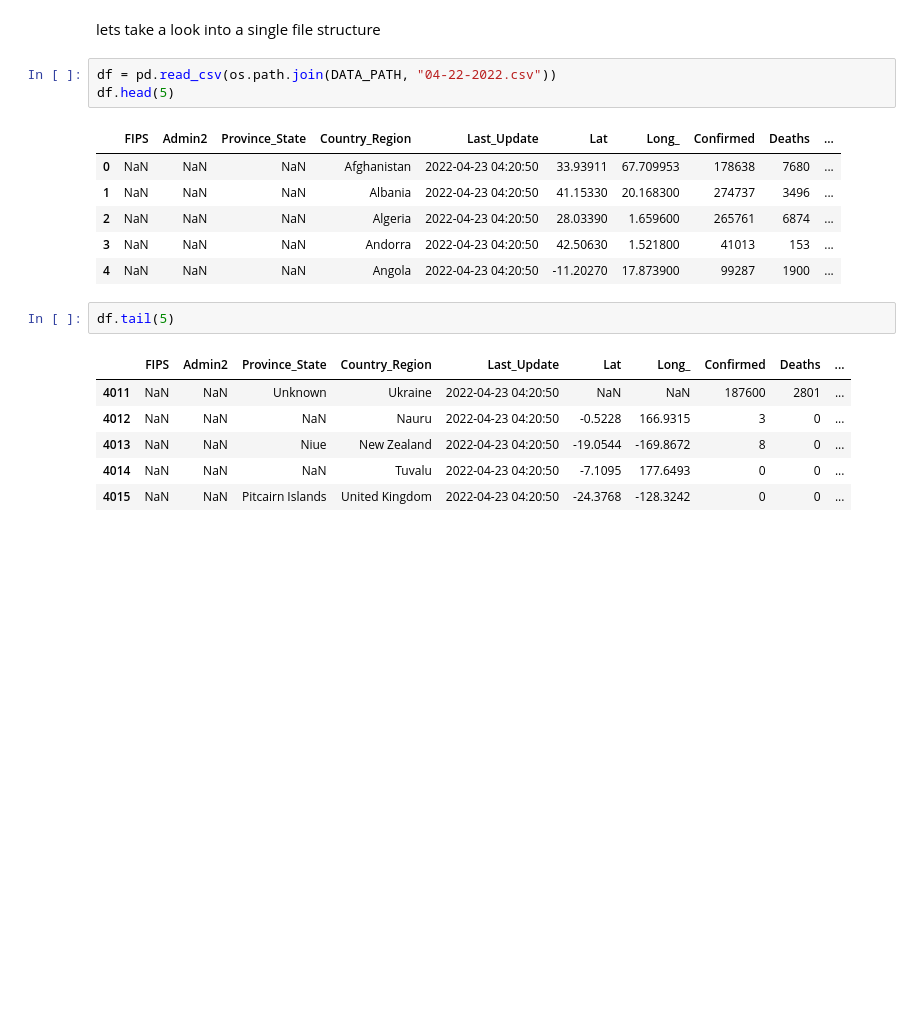
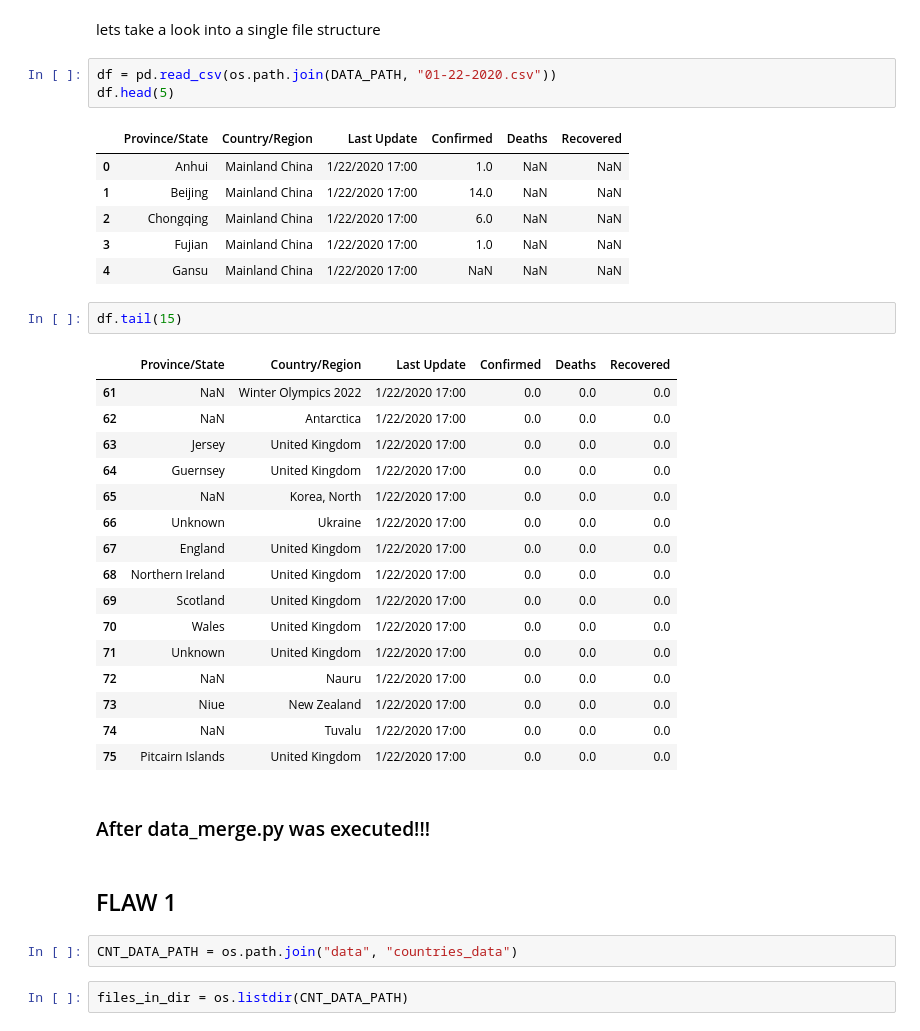
Before and after one commit to nazariinyzhnyk/covid-data-flaws-test-task, a Jupyter notebook: eda_needed.ipynb, the cells around one changed output. Drawn from its saved outputs; the diff is of its cells as text; blank space fills up the shorter version.

```diff
--- a/eda_needed.ipynb
+++ b/eda_needed.ipynb
@@ -55,21 +58,39 @@ so, lets take all the days starting <b>01-22-2020</b> and ending <b>06-22-2020</
 # %% [markdown]
 lets take a look into a single file structure
 # %%
-df = pd.read_csv(os.path.join(DATA_PATH, "04-22-2022.csv"))
+df = pd.read_csv(os.path.join(DATA_PATH, "01-22-2020.csv"))
 df.head(5)
 # %% [output]
-|  | FIPS | Admin2 | Province_State | Country_Region | Last_Update | Lat | Long_ | Confirmed | Deaths | ... |
-| 0 | NaN | NaN | NaN | Afghanistan | 2022-04-23 04:20:50 | 33.93911 | 67.709953 | 178638 | 7680 | ... |
-| 1 | NaN | NaN | NaN | Albania | 2022-04-23 04:20:50 | 41.15330 | 20.168300 | 274737 | 3496 | ... |
-| 2 | NaN | NaN | NaN | Algeria | 2022-04-23 04:20:50 | 28.03390 | 1.659600 | 265761 | 6874 | ... |
-| 3 | NaN | NaN | NaN | Andorra | 2022-04-23 04:20:50 | 42.50630 | 1.521800 | 41013 | 153 | ... |
-| 4 | NaN | NaN | NaN | Angola | 2022-04-23 04:20:50 | -11.20270 | 17.873900 | 99287 | 1900 | ... |
+|  | Province/State | Country/Region | Last Update | Confirmed | Deaths | Recovered |
+| 0 | Anhui | Mainland China | 1/22/2020 17:00 | 1.0 | NaN | NaN |
+| 1 | Beijing | Mainland China | 1/22/2020 17:00 | 14.0 | NaN | NaN |
+| 2 | Chongqing | Mainland China | 1/22/2020 17:00 | 6.0 | NaN | NaN |
+| 3 | Fujian | Mainland China | 1/22/2020 17:00 | 1.0 | NaN | NaN |
+| 4 | Gansu | Mainland China | 1/22/2020 17:00 | NaN | NaN | NaN |
 # %%
-df.tail(5)
+df.tail(15)
 # %% [output]
-|  | FIPS | Admin2 | Province_State | Country_Region | Last_Update | Lat | Long_ | Confirmed | Deaths | ... |
-| 4011 | NaN | NaN | Unknown | Ukraine | 2022-04-23 04:20:50 | NaN | NaN | 187600 | 2801 | ... |
-| 4012 | NaN | NaN | NaN | Nauru | 2022-04-23 04:20:50 | -0.5228 | 166.9315 | 3 | 0 | ... |
-| 4013 | NaN | NaN | Niue | New Zealand | 2022-04-23 04:20:50 | -19.0544 | -169.8672 | 8 | 0 | ... |
-| 4014 | NaN | NaN | NaN | Tuvalu | 2022-04-23 04:20:50 | -7.1095 | 177.6493 | 0 | 0 | ... |
-| 4015 | NaN | NaN | Pitcairn Islands | United Kingdom | 2022-04-23 04:20:50 | -24.3768 | -128.3242 | 0 | 0 | ... |
+|  | Province/State | Country/Region | Last Update | Confirmed | Deaths | Recovered |
+| 61 | NaN | Winter Olympics 2022 | 1/22/2020 17:00 | 0.0 | 0.0 | 0.0 |
+| 62 | NaN | Antarctica | 1/22/2020 17:00 | 0.0 | 0.0 | 0.0 |
+| 63 | Jersey | United Kingdom | 1/22/2020 17:00 | 0.0 | 0.0 | 0.0 |
+| 64 | Guernsey | United Kingdom | 1/22/2020 17:00 | 0.0 | 0.0 | 0.0 |
+| 65 | NaN | Korea, North | 1/22/2020 17:00 | 0.0 | 0.0 | 0.0 |
+| 66 | Unknown | Ukraine | 1/22/2020 17:00 | 0.0 | 0.0 | 0.0 |
+| 67 | England | United Kingdom | 1/22/2020 17:00 | 0.0 | 0.0 | 0.0 |
+| 68 | Northern Ireland | United Kingdom | 1/22/2020 17:00 | 0.0 | 0.0 | 0.0 |
+| 69 | Scotland | United Kingdom | 1/22/2020 17:00 | 0.0 | 0.0 | 0.0 |
+| 70 | Wales | United Kingdom | 1/22/2020 17:00 | 0.0 | 0.0 | 0.0 |
+| 71 | Unknown | United Kingdom | 1/22/2020 17:00 | 0.0 | 0.0 | 0.0 |
+| 72 | NaN | Nauru | 1/22/2020 17:00 | 0.0 | 0.0 | 0.0 |
+| 73 | Niue | New Zealand | 1/22/2020 17:00 | 0.0 | 0.0 | 0.0 |
+| 74 | NaN | Tuvalu | 1/22/2020 17:00 | 0.0 | 0.0 | 0.0 |
+| 75 | Pitcairn Islands | United Kingdom | 1/22/2020 17:00 | 0.0 | 0.0 | 0.0 |
+# %% [markdown]
+### After data_merge.py was executed!!!
+# %% [markdown]
+## FLAW 1
+# %%
+CNT_DATA_PATH = os.path.join("data", "countries_data")
+# %%
+files_in_dir = os.listdir(CNT_DATA_PATH)
```
Also changed, not shown: parts of 29 cells of this notebook, 7 other files.
